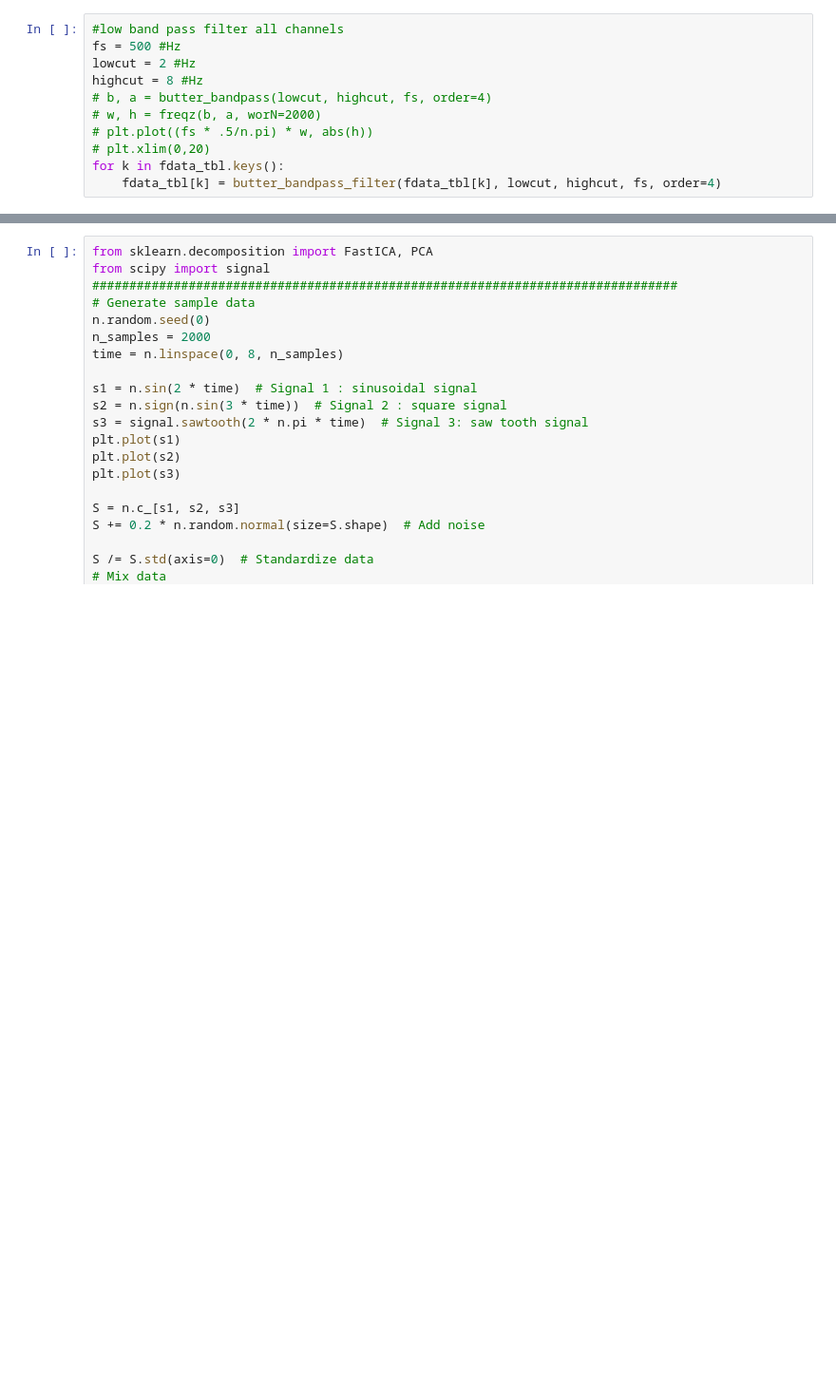
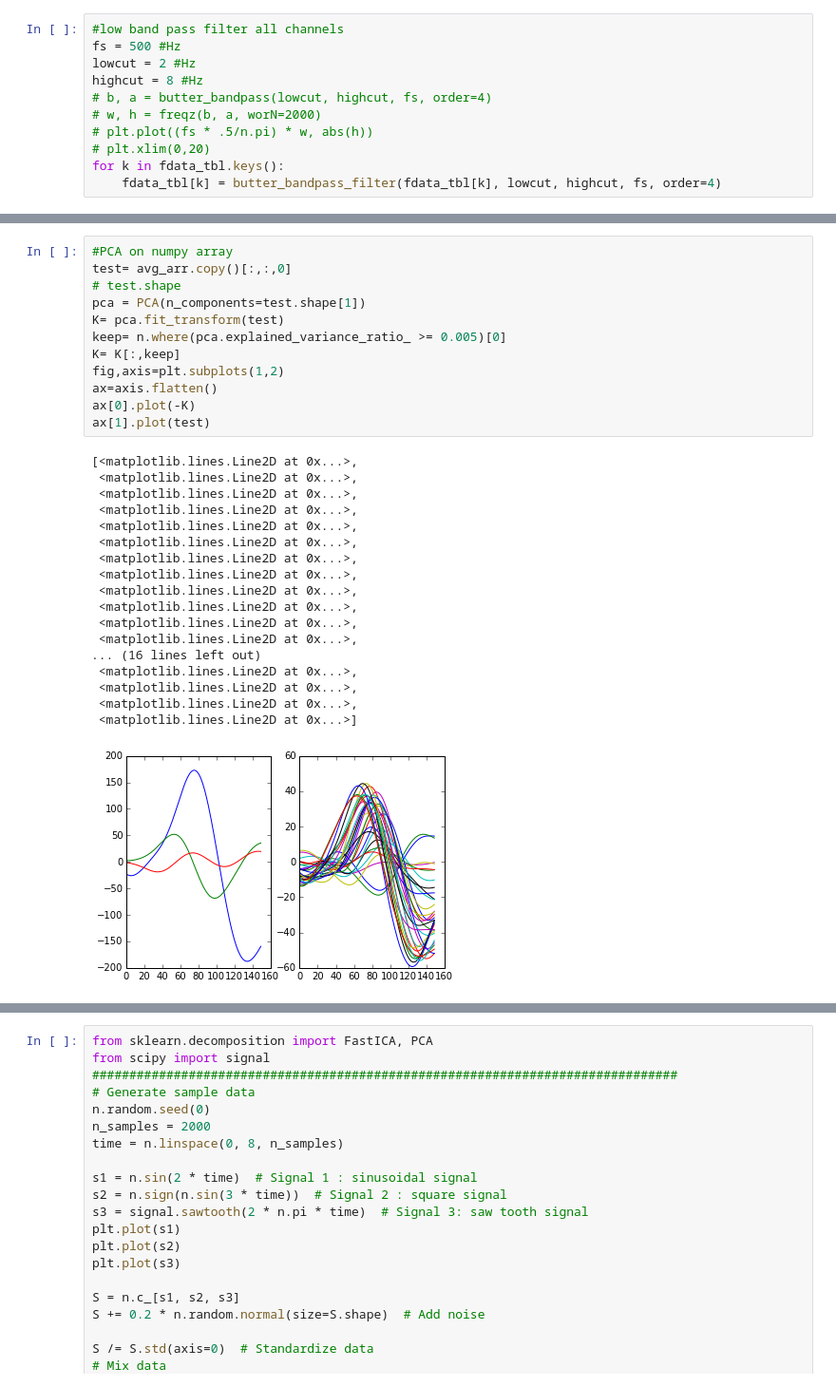
Before and after one commit to kaylanb/IndominusRex, a Jupyter notebook: code/process.ipynb, the cells around one changed output, grey strips where cells are left out. Shown at 95% size. Saved outputs shown, nothing was run; the diff lists cells and outputs as text; blank space fills up the shorter version.

```diff
--- a/code/process.ipynb
+++ b/code/process.ipynb
@@ -106,0 +96,31 @@ plt.plot(averages['Fp2']['Replace']+100)
+# %%
+#PCA on numpy array
+test= avg_arr.copy()[:,:,0]
+# test.shape
+pca = PCA(n_components=test.shape[1])
+K= pca.fit_transform(test)
+keep= n.where(pca.explained_variance_ratio_ >= 0.005)[0]
+K= K[:,keep]
+fig,axis=plt.subplots(1,2)
+ax=axis.flatten()
+ax[0].plot(-K)
+ax[1].plot(test)
+# %% [output]
+[<matplotlib.lines.Line2D at 0x...>,
+ <matplotlib.lines.Line2D at 0x...>,
+ <matplotlib.lines.Line2D at 0x...>,
+ <matplotlib.lines.Line2D at 0x...>,
+ <matplotlib.lines.Line2D at 0x...>,
+ <matplotlib.lines.Line2D at 0x...>,
+ <matplotlib.lines.Line2D at 0x...>,
+ <matplotlib.lines.Line2D at 0x...>,
+ <matplotlib.lines.Line2D at 0x...>,
+ <matplotlib.lines.Line2D at 0x...>,
+ <matplotlib.lines.Line2D at 0x...>,
+ <matplotlib.lines.Line2D at 0x...>,
+... (16 lines left out)
+ <matplotlib.lines.Line2D at 0x...>,
+ <matplotlib.lines.Line2D at 0x...>,
+ <matplotlib.lines.Line2D at 0x...>,
+ <matplotlib.lines.Line2D at 0x...>]
+[figure, added]
```
Also changed, not shown: parts of 13 cells of this notebook.
